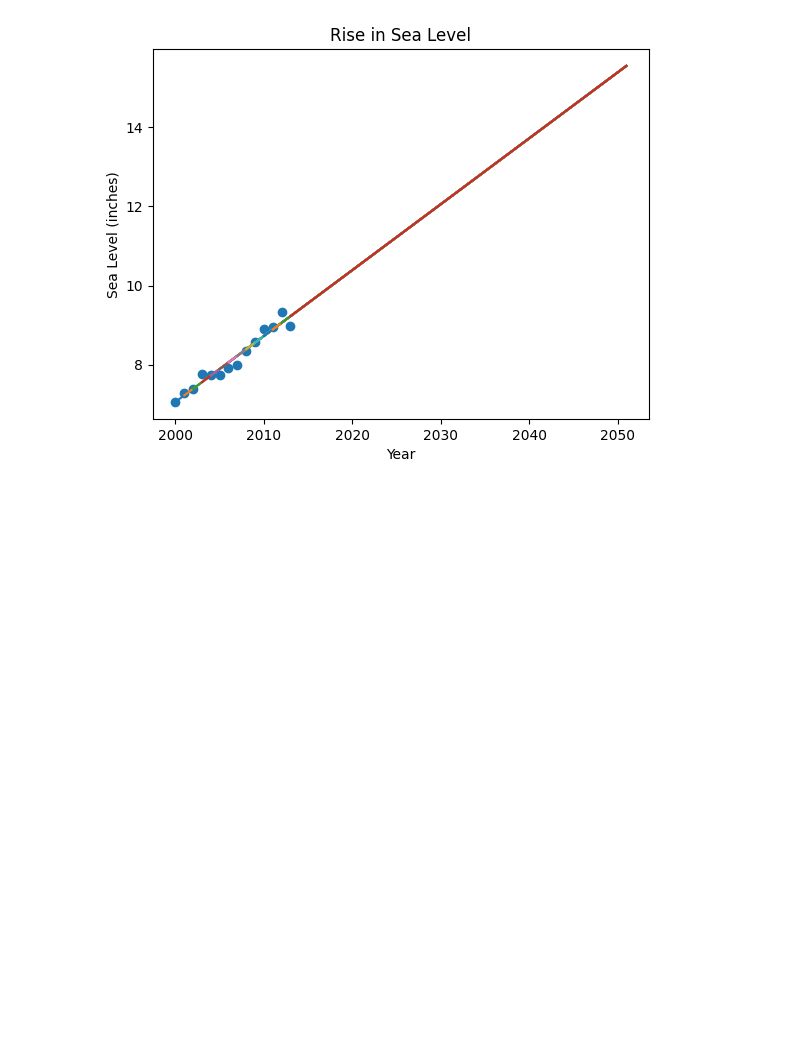
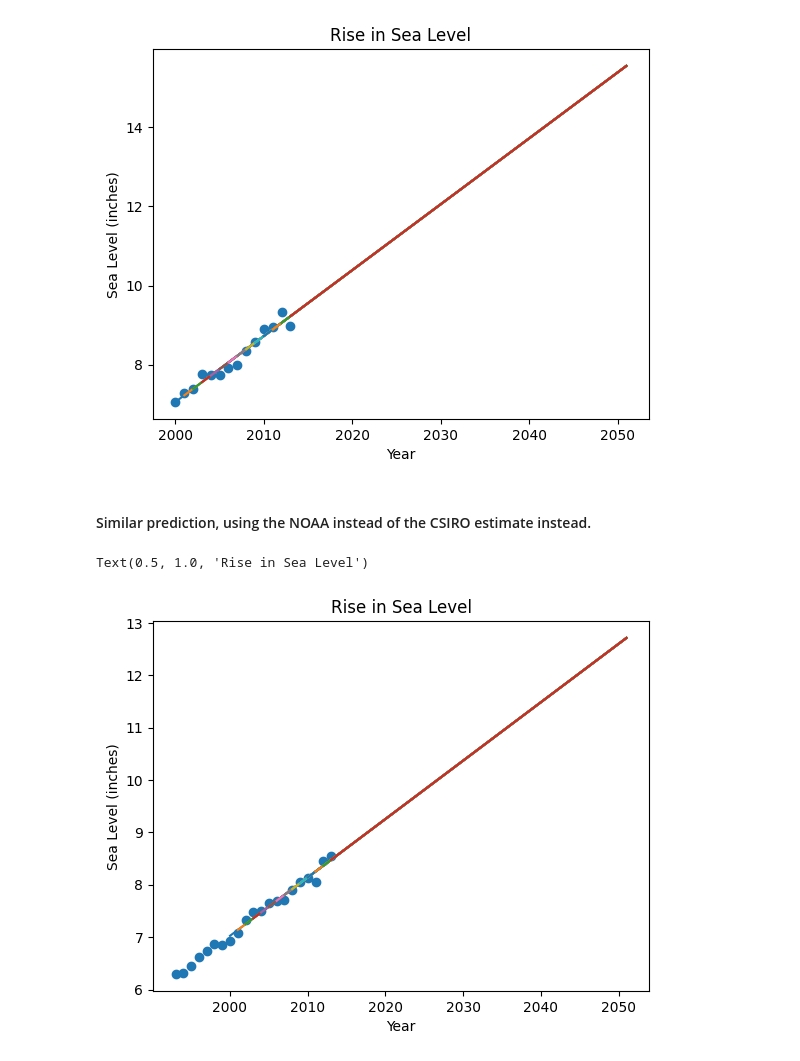
Before and after one commit to MatteGiordano/Notebooks, a Jupyter notebook: ipynb/sea_level_predictor.ipynb, the cells around one changed output. Drawn from its saved outputs; the diff is of its cells as text; code cells hidden in the pictures; blank space fills up the shorter version.

```diff
--- a/ipynb/sea_level_predictor.ipynb
+++ b/ipynb/sea_level_predictor.ipynb
@@ -14,6 +17,7 @@ df = pd.read_csv("../csv/epa-sea-level.csv")
 
 years = df["Year"]
 csiro_sea_level = df["CSIRO Adjusted Sea Level"]
+noaa_sea_level = df["NOAA Adjusted Sea Level"]
 # %%
 df.head()
 # %% [output]
@@ -99,3 +103,28 @@ ax.set_title("Rise in Sea Level")
 plt.show()
 # %% [output]
 [figure]
+# %% [markdown]
+#### Similar prediction, using the NOAA instead of the CSIRO estimate instead.
+# %%
+#First prediction, entire timespan
+res = linregress(years, noaa_sea_level)
+x_extended = np.linspace(years[0],2051)
+line = res.slope*x_extended + res.intercept
+
+#Second prediction, from 2000 onwards.
+subset_df = df[df["Year"]>=2000]
+res_subset = linregress(subset_df["Year"],subset_df["NOAA Adjusted Sea Level"])
+x_subset_extended = np.linspace(subset_df["Year"], 2051)
+line_subset = res_subset.intercept + res_subset.slope*x_subset_extended
+# %%
+fig, ax = plt.subplots()
+ax.scatter(years, y=df["NOAA Adjusted Sea Level"])
+ax.plot(x_extended,line, "r")
+ax.plot(x_subset_extended,line_subset)
+
+ax.set_xlabel("Year")
+ax.set_ylabel("Sea Level (inches)")
+ax.set_title("Rise in Sea Level")
+# %% [output]
+Text(0.5, 1.0, 'Rise in Sea Level')
+[figure, added]
```
Also changed, not shown: parts of 2 cells of this notebook, 10 other files.
